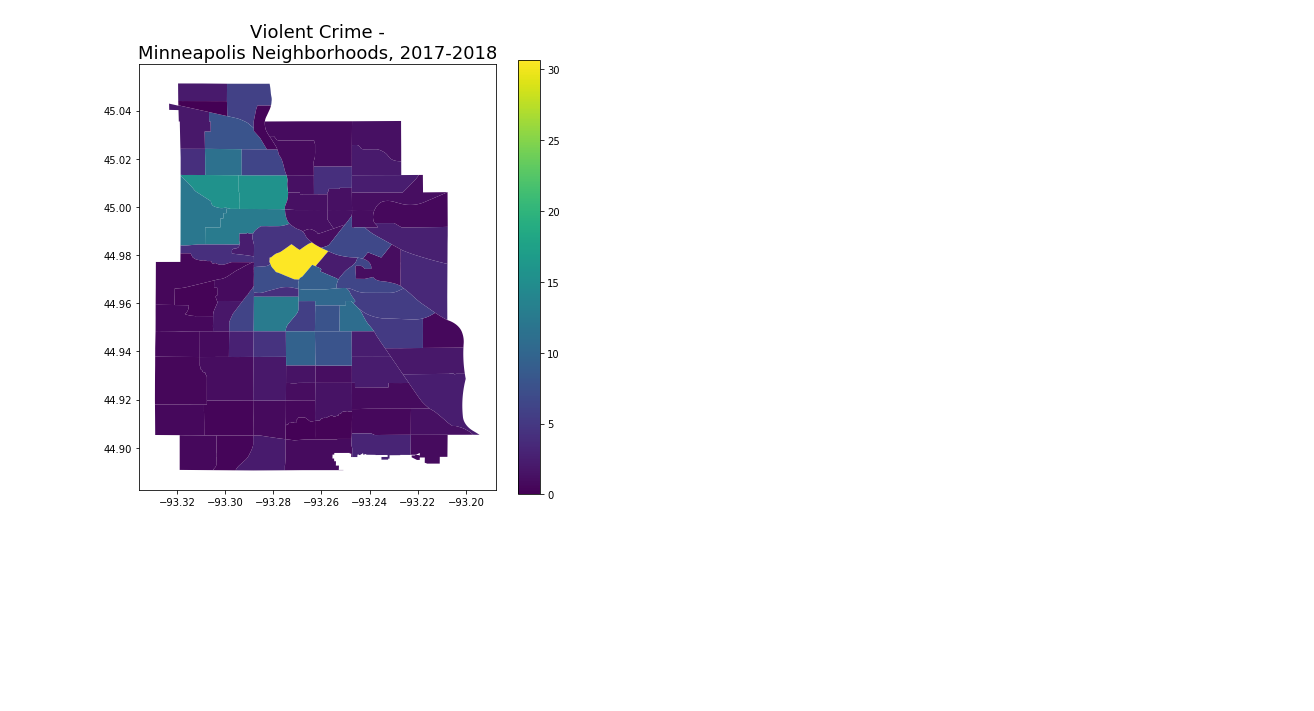
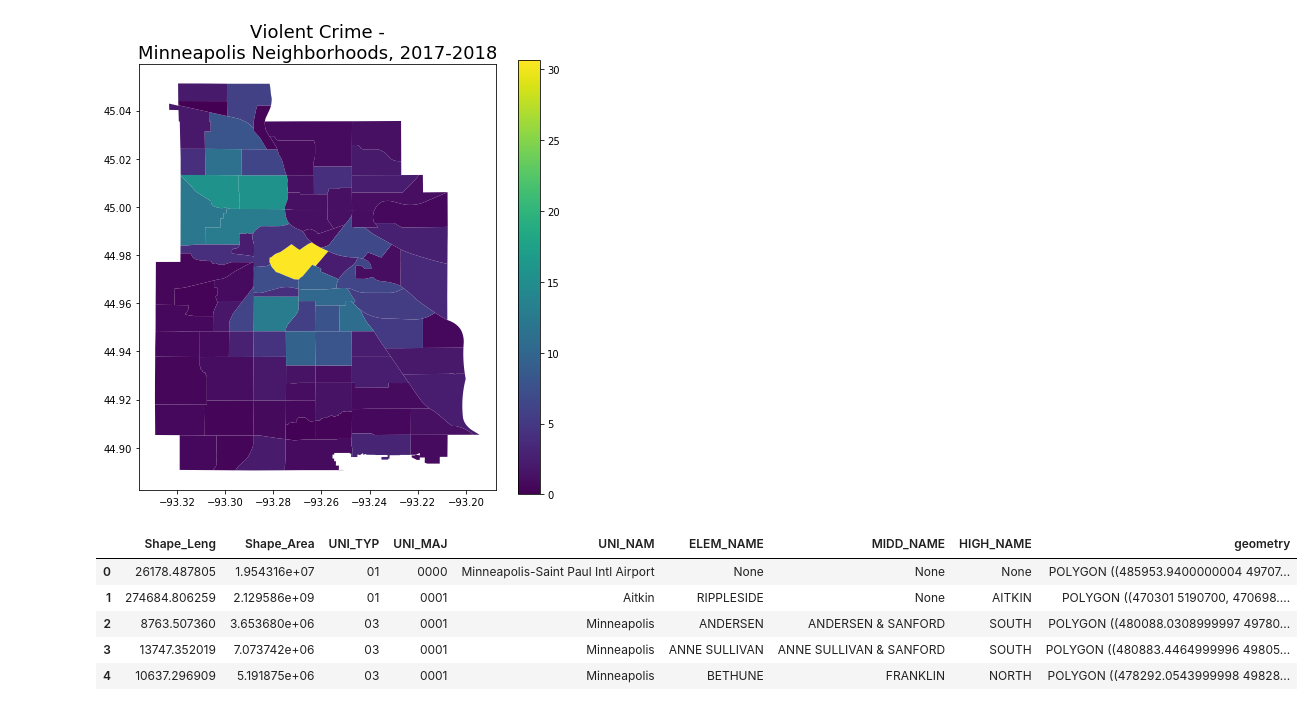
Before and after one commit to alvern/Group_Project_Grad_Rates, a Jupyter notebook: Heatmaps_Jack.ipynb, the cells around one changed output. Cells and saved outputs as stored; diff of their text form; code cells hidden in the pictures; blank space fills up the shorter version.

```diff
--- a/Heatmaps_Jack.ipynb
+++ b/Heatmaps_Jack.ipynb
@@ -496,3 +496,17 @@ plt.title("Violent Crime -\n" \
 # %% [output]
 Text(0.5, 1.0, 'Violent Crime -\nMinneapolis Neighborhoods, 2017-2018')
 [figure]
+# %%
+# Read in school data
+school_data = pd.read_excel("Resources/CleanedGradFile2018.xlsx")
+
+#load census blocks and school attendance areas
+school_areas = gpd.read_file("Resources/bdry_school_attendance_areas.gpkg")
+school_areas.head()
+# %% [output]
+|  | Shape_Leng | Shape_Area | UNI_TYP | UNI_MAJ | UNI_NAM | ELEM_NAME | MIDD_NAME | HIGH_NAME | geometry |
+| 0 | 26178.487805 | 1.954316e+07 | 01 | 0000 | Minneapolis-Saint Paul Intl Airport | None | None | None | POLYGON ((485953.9400000004 49707... |
+| 1 | 274684.806259 | 2.129586e+09 | 01 | 0001 | Aitkin | RIPPLESIDE | None | AITKIN | POLYGON ((470301 5190700, 470698.... |
+| 2 | 8763.507360 | 3.653680e+06 | 03 | 0001 | Minneapolis | ANDERSEN | ANDERSEN & SANFORD | SOUTH | POLYGON ((480088.0308999997 49780... |
+| 3 | 13747.352019 | 7.073742e+06 | 03 | 0001 | Minneapolis | ANNE SULLIVAN | ANNE SULLIVAN & SANFORD | SOUTH | POLYGON ((480883.4464999996 49805... |
+| 4 | 10637.296909 | 5.191875e+06 | 03 | 0001 | Minneapolis | BETHUNE | FRANKLIN | NORTH | POLYGON ((478292.0543999998 49828... |
```
Also changed, not shown: parts of 4 cells of this notebook.
